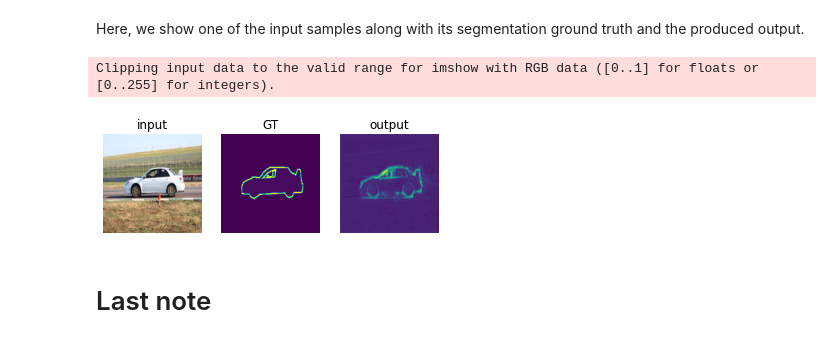
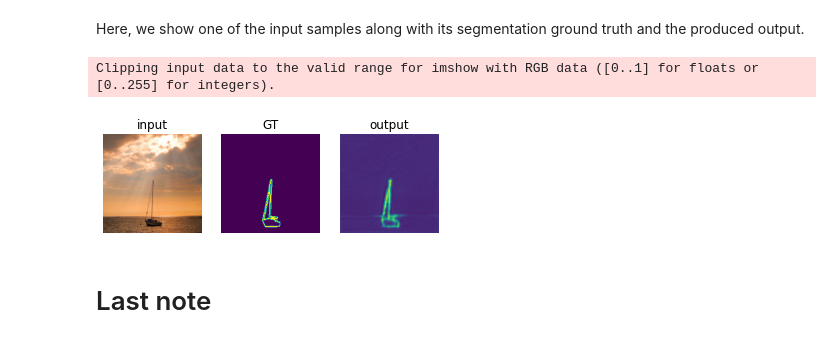
Before and after one commit to GRAAL-Research/poutyne, a Jupyter notebook: examples/semantic_segmentation.ipynb, the cells around one changed output. Drawn from its saved outputs; the diff is of its cells as text; code cells hidden in the pictures.

```diff
--- a/examples/semantic_segmentation.ipynb
+++ b/examples/semantic_segmentation.ipynb
@@ -191,28 +188,28 @@ plt.show()
 # %% [markdown]
 Here, we show one of the input samples along with its segmentation ground truth and the produced output.
 # %%
-sample_number = 14
+sample_number = 3
 
 input_sample = inputs[sample_number].numpy().transpose((1, 2, 0)) * imagenet_std + imagenet_mean
 ground_truth_sample = ground_truth[sample_number][0]
 output_sample = outputs[sample_number][0].numpy()
 
 fig, (ax1, ax2, ax3) = plt.subplots(1,3)
 ax1.imshow(input_sample)
 ax1.axis('off')
 ax1.set_title('input')
 
 ax2.imshow(ground_truth_sample)
 ax2.axis('off')
 ax2.set_title('GT')
 
 ax3.imshow(output_sample)
 ax3.axis('off')
 ax3.set_title('output')
 plt.show()
 # %% [output]
 Clipping input data to the valid range for imshow with RGB data ([0..1] for floats or [0..255] for integers).
-[figure, old version]
+[figure, new version]
 # %% [markdown]
 # Last note
 # %% [markdown]
```
Also changed, not shown: parts of 7 cells of this notebook.
